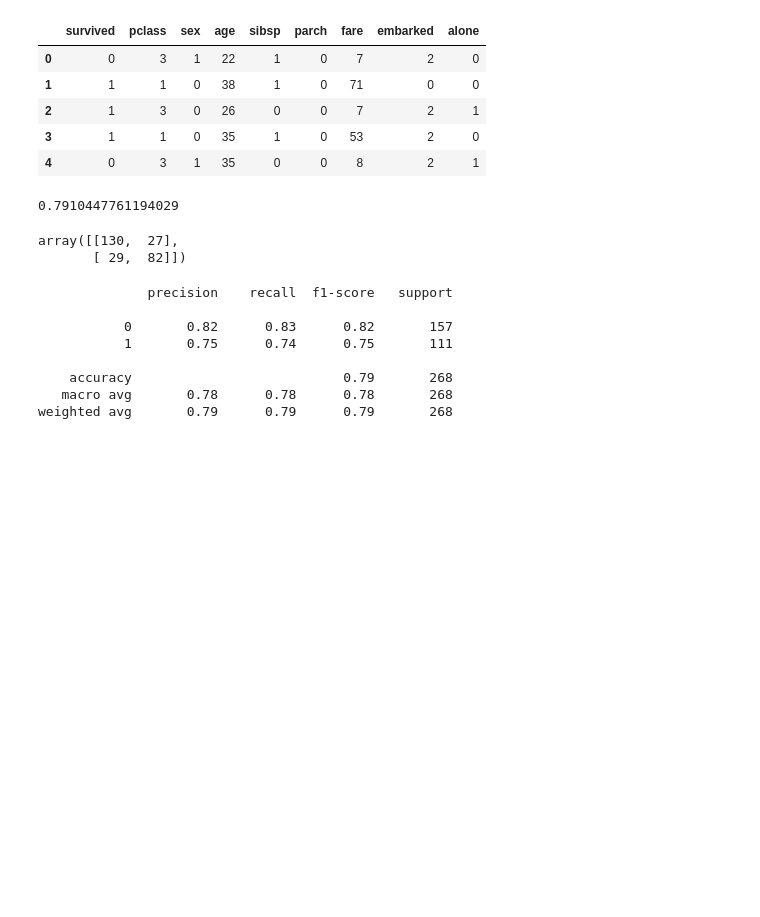
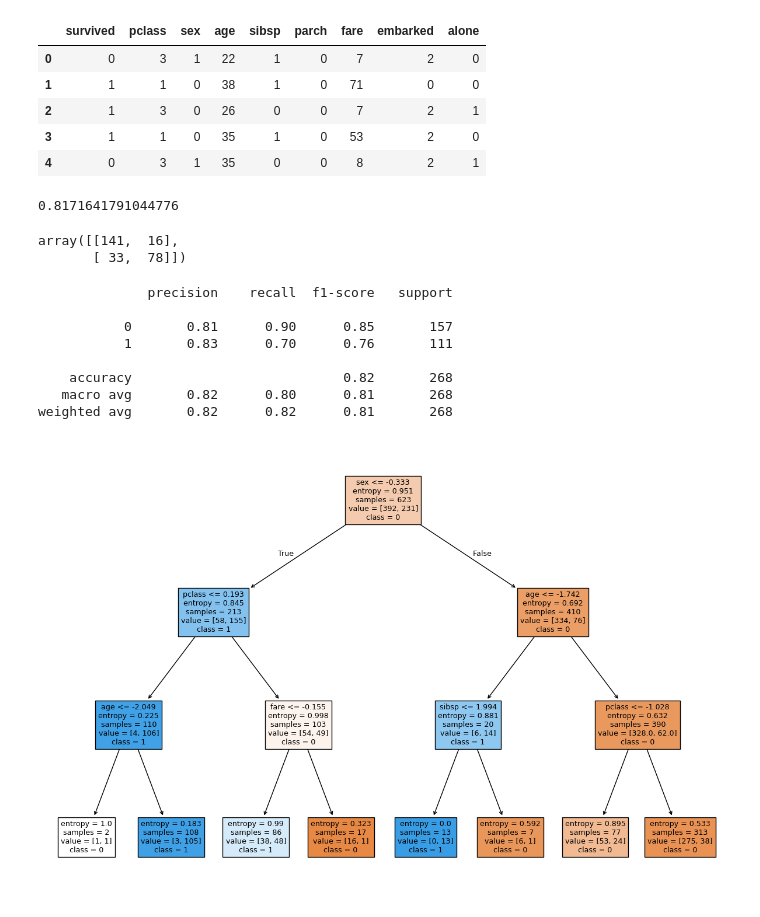
Before and after one commit to Samarthgarg14/ML_Sem5, a Jupyter notebook: 5.Classification/DecisionTree/DT_titanic.ipynb, the cells around one changed output. Cells and saved outputs as stored; diff of their text form; code cells hidden in the pictures; blank space fills up the shorter version.

```diff
--- a/5.Classification/DecisionTree/DT_titanic.ipynb
+++ b/5.Classification/DecisionTree/DT_titanic.ipynb
@@ -85,27 +85,33 @@ sc=StandardScaler()
 X_train=sc.fit_transform(X_train)
 X_test=sc.transform(X_test)
 # %%
-dt=DecisionTreeClassifier(random_state=42)
+dt=DecisionTreeClassifier(criterion='entropy',max_depth=3,random_state=42)
 # %%
 dt.fit(X_train,y_train)
 y_pred=dt.predict(X_test)
 # %%
 accuracy_score(y_test,y_pred)
 # %% [output]
-0.7910447761194029
+0.8171641791044776
 # %%
 confusion_matrix(y_test,y_pred)
 # %% [output]
-array([[130,  27],
-       [ 29,  82]])
+array([[141,  16],
+       [ 33,  78]])
 # %%
 print(classification_report(y_test,y_pred))
 # %% [output]
               precision    recall  f1-score   support
 
-           0       0.82      0.83      0.82       157
-           1       0.75      0.74      0.75       111
+           0       0.81      0.90      0.85       157
+           1       0.83      0.70      0.76       111
 
-    accuracy                           0.79       268
-   macro avg       0.78      0.78      0.78       268
-weighted avg       0.79      0.79      0.79       268
+    accuracy                           0.82       268
+   macro avg       0.82      0.80      0.81       268
+weighted avg       0.82      0.82      0.81       268
+# %%
+plt.figure(figsize=(15,10))
+plot_tree(dt,feature_names=X.columns,class_names=y.astype(str),filled=True)
+plt.show()
+# %% [output]
+[figure, added]
```
Also changed, not shown: parts of 1 cell of this notebook, 6 other files.
